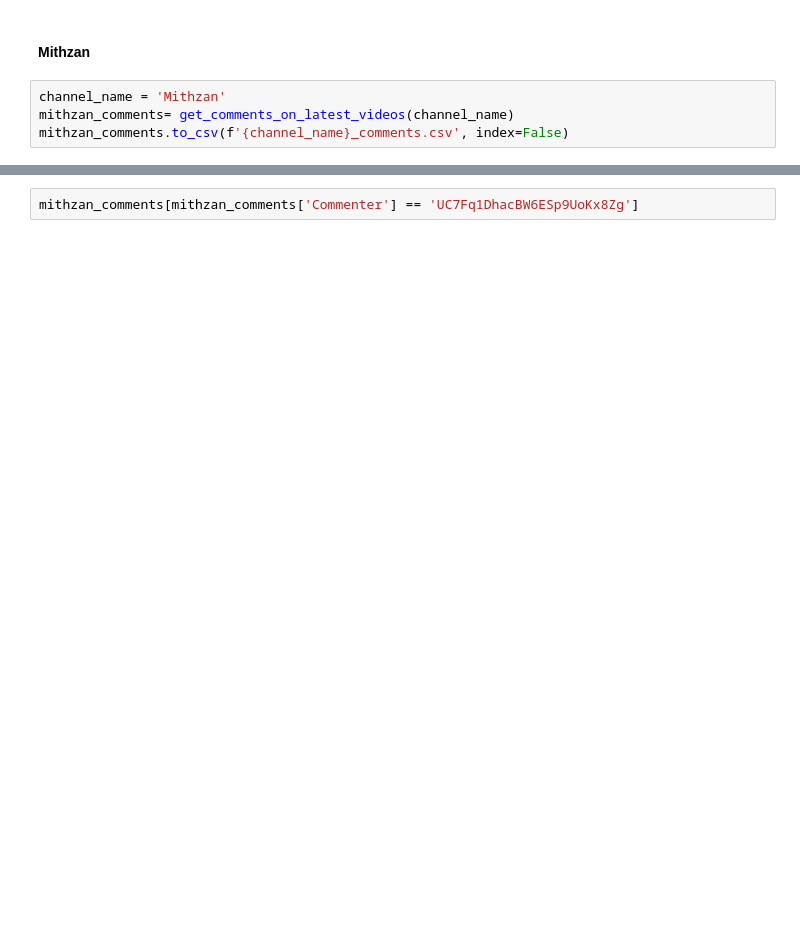
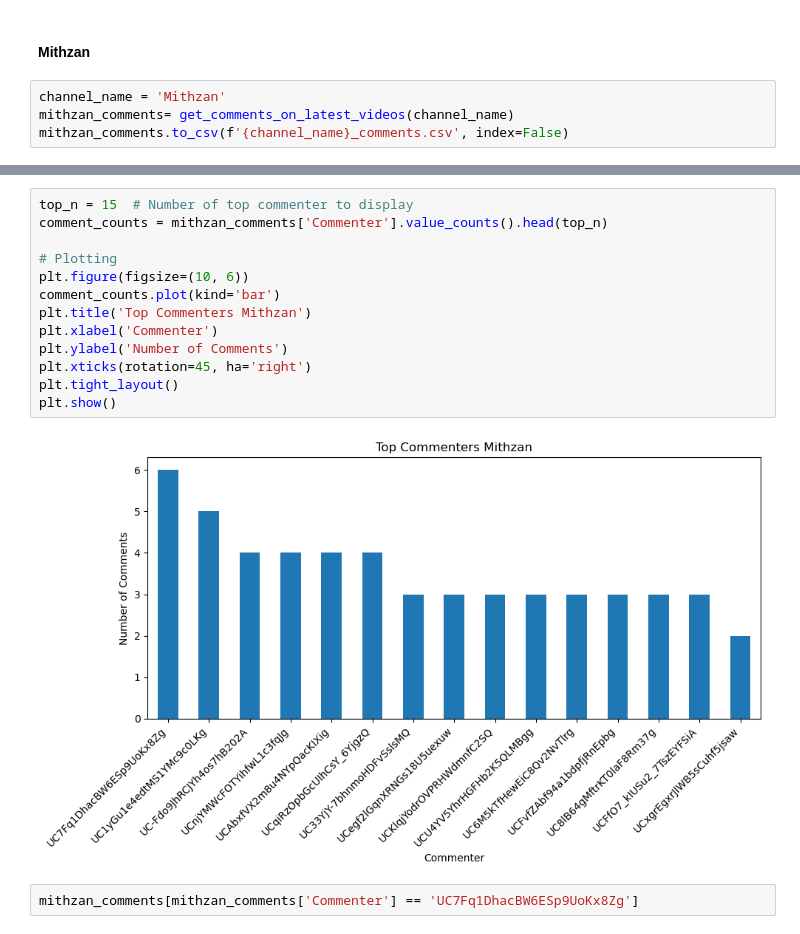
Before and after one commit to bluecoder777/Game-Promotion-Analysis, a Jupyter notebook: Youtuber_with_Relavant_Reach.ipynb, the cells around one changed output, grey strips where cells are left out. Drawn from its saved outputs; the diff is of its cells as text; blank space fills up the shorter version.

Commit message:
Added Mithzan's graph

```diff
--- a/Youtuber_with_Relavant_Reach.ipynb
+++ b/Youtuber_with_Relavant_Reach.ipynb
@@ -386,3 +384,18 @@ dtype: int64
+# %%
+top_n = 15  # Number of top commenter to display
+comment_counts = mithzan_comments['Commenter'].value_counts().head(top_n)
+
+# Plotting
+plt.figure(figsize=(10, 6))
+comment_counts.plot(kind='bar')
+plt.title('Top Commenters Mithzan')
+plt.xlabel('Commenter')
+plt.ylabel('Number of Comments')
+plt.xticks(rotation=45, ha='right')
+plt.tight_layout()
+plt.show()
+# %% [output]
+[figure, added]
 # %%
 mithzan_comments[mithzan_comments['Commenter'] == 'UC7Fq1DhacBW6ESp9UoKx8Zg']
 # %% [output]
```
Also changed, not shown: parts of 1 cell of this notebook.
